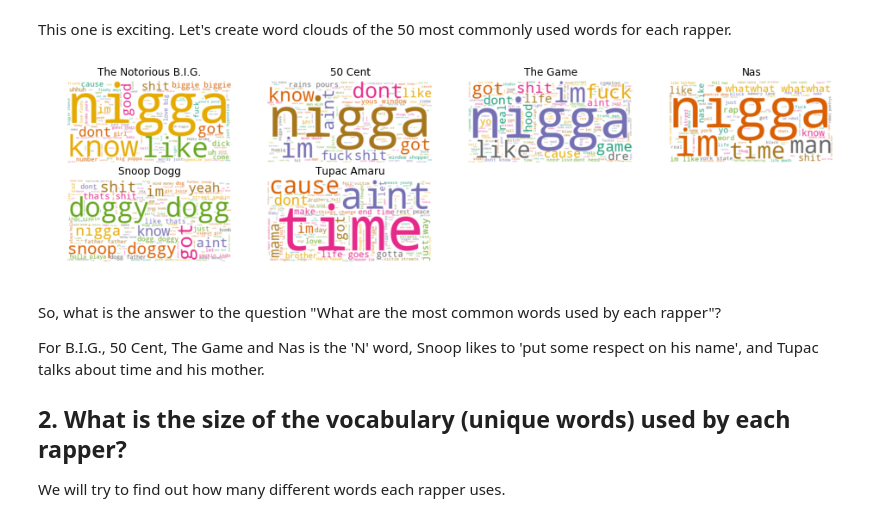
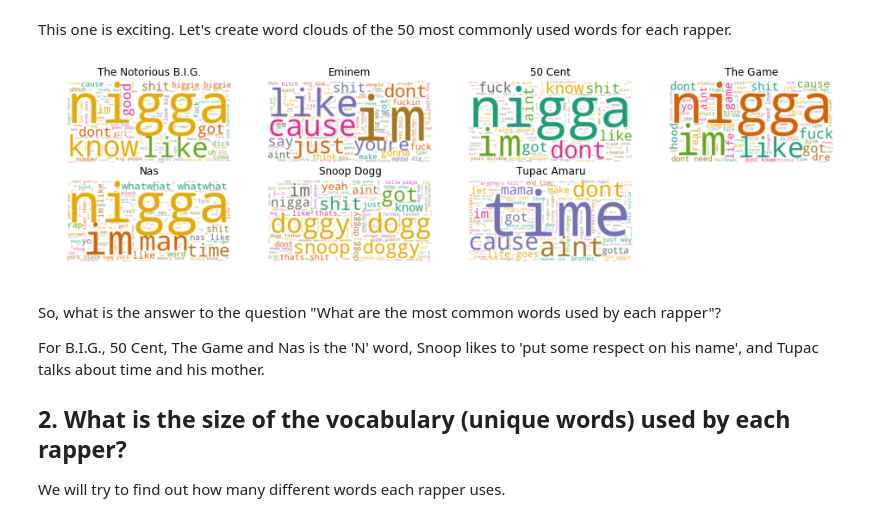
Before and after one commit to Xeragus/what_do_rappers_say, a Jupyter notebook: 2-Exploratory-Data-Analysis.ipynb, the cells around one changed output. Cells and saved outputs as stored; diff of their text form; code cells hidden in the pictures.

Commit message:
Adding Eminem and exporting the env to env file

```diff
--- a/2-Exploratory-Data-Analysis.ipynb
+++ b/2-Exploratory-Data-Analysis.ipynb
@@ -76,27 +94,27 @@ This one is exciting. Let's create word clouds of the 50 most commonly used word
 # %%
 word_cloud = WordCloud(stopwords=stop_words, background_color="white", colormap="Dark2",
                max_font_size=150, random_state=42)
 
 plt.rcParams['figure.figsize'] = [16, 6]
 
 rappers_data = ';'.join(data.columns)
 rappers = []
 for item in rappers_data.split(';'): # comma, or other
     rappers.append(item)
 
-rappers_full_names = ['The Notorious B.I.G.', '50 Cent', 'The Game', 'Nas', 'Snoop Dogg', 'Tupac Amaru']
+rappers_full_names = ['The Notorious B.I.G.', 'Eminem', '50 Cent', 'The Game', 'Nas', 'Snoop Dogg', 'Tupac Amaru']
 
 for i, rapper in enumerate(data.columns):
     word_cloud.generate(clean_data.lyrics[rapper])
 
     plt.subplot(3, 4, i+1)
     plt.imshow(word_cloud, interpolation="bilinear")
     plt.axis("off")
     plt.title(rappers_full_names[i])
 
 plt.show()
 # %% [output]
-[figure, old version]
+[figure, new version]
 # %% [markdown]
 So, what is the answer to the question "What are the most common words used by each rapper"?
 
```
Also changed, not shown: parts of 8 cells of this notebook, 10 other files.
